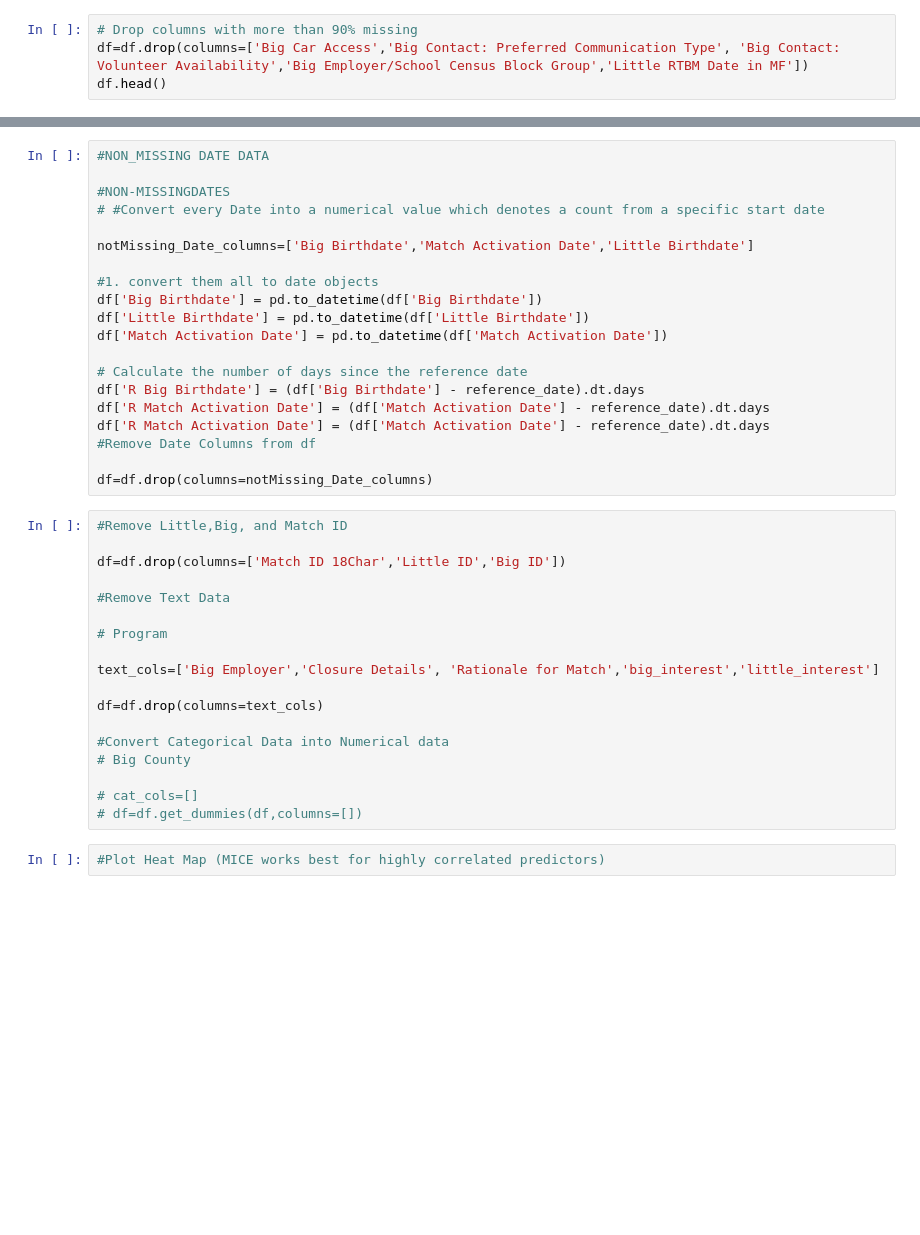
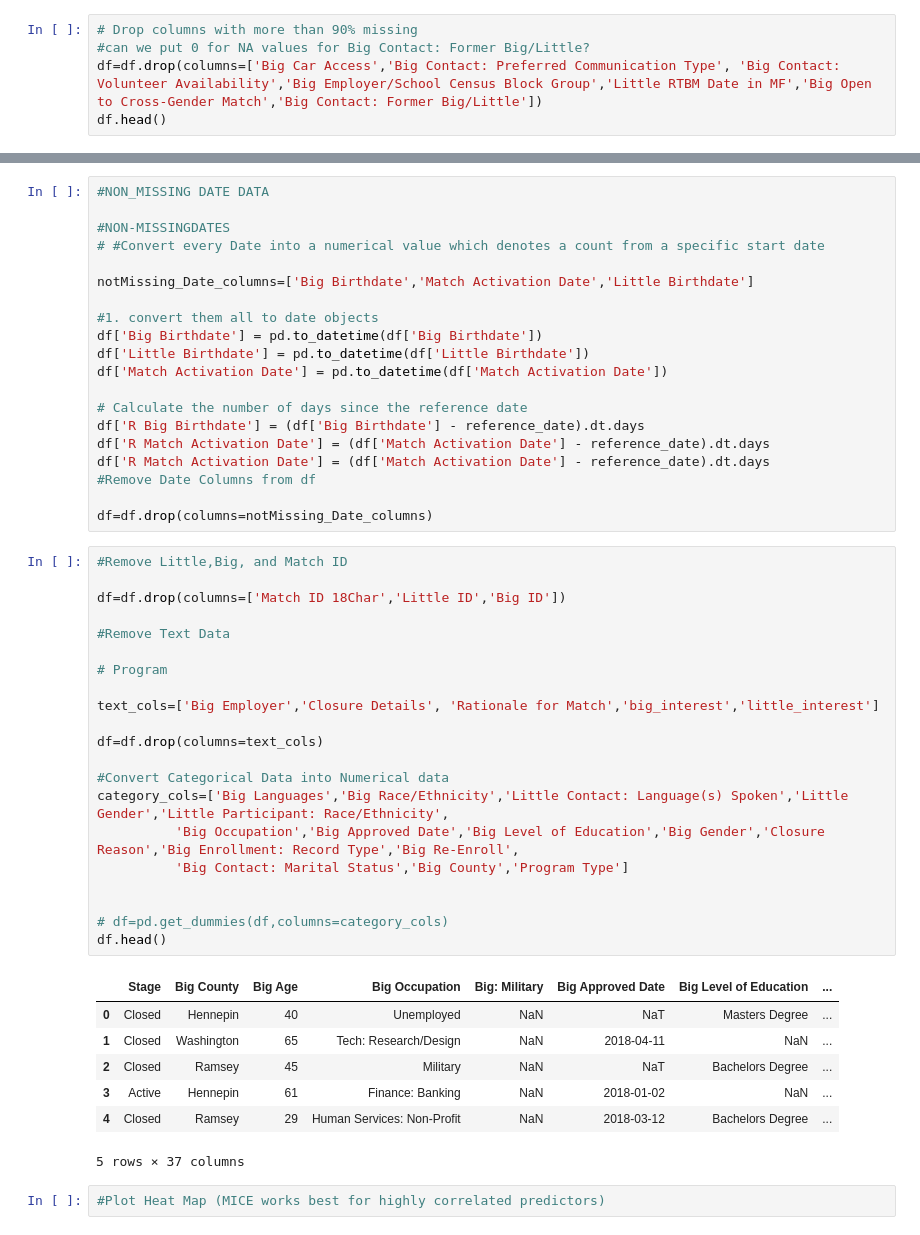
Before and after one commit to hypnos-coder/MinneMUDAC2025PC, a Jupyter notebook: notebook/hajar/data_imputation.ipynb, the cells around one changed output, grey strips where cells are left out. Cells and saved outputs as stored; diff of their text form; blank space fills up the shorter version.

```diff
--- a/notebook/hajar/data_imputation.ipynb
+++ b/notebook/hajar/data_imputation.ipynb
@@ -361,7 +361,8 @@ print((df['little_interest'] == 'Not Specified').sum()* 100 / len(df))
 88.61068702290076
 # %%
 # Drop columns with more than 90% missing
-df=df.drop(columns=['Big Car Access','Big Contact: Preferred Communication Type', 'Big Contact: Volunteer Availability','Big Employer/School Census Block Group','Little RTBM Date in MF'])
+#can we put 0 for NA values for Big Contact: Former Big/Little?
+df=df.drop(columns=['Big Car Access','Big Contact: Preferred Communication Type', 'Big Contact: Volunteer Availability','Big Employer/School Census Block Group','Little RTBM Date in MF','Big Open to Cross-Gender Match','Big Contact: Former Big/Little'])
 df.head()
 # %% [output]
 |  | Match ID 18Char | Stage | Little ID | Big ID | Big County | Big Age | Big Occupation | Big: Military | ... |
@@ -486,21 +487,32 @@ df=df.drop(columns=notMissing_Date_columns)
 # %%
 #Remove Little,Big, and Match ID
 
 df=df.drop(columns=['Match ID 18Char','Little ID','Big ID'])
 
 #Remove Text Data
 
 # Program
 
 text_cols=['Big Employer','Closure Details', 'Rationale for Match','big_interest','little_interest']
 
 df=df.drop(columns=text_cols)
 
 #Convert Categorical Data into Numerical data
-# Big County
+category_cols=['Big Languages','Big Race/Ethnicity','Little Contact: Language(s) Spoken','Little Gender','Little Participant: Race/Ethnicity',
+          'Big Occupation','Big Approved Date','Big Level of Education','Big Gender','Closure Reason','Big Enrollment: Record Type','Big Re-Enroll',
+          'Big Contact: Marital Status','Big County','Program Type']
 
-# cat_cols=[]
-# df=df.get_dummies(df,columns=[])
+
+# df=pd.get_dummies(df,columns=category_cols)
+df.head()
+# %% [output]
+|  | Stage | Big County | Big Age | Big Occupation | Big: Military | Big Approved Date | Big Level of Education | ... |
+| 0 | Closed | Hennepin | 40 | Unemployed | NaN | NaT | Masters Degree | ... |
+| 1 | Closed | Washington | 65 | Tech: Research/Design | NaN | 2018-04-11 | NaN | ... |
+| 2 | Closed | Ramsey | 45 | Military | NaN | NaT | Bachelors Degree | ... |
+| 3 | Active | Hennepin | 61 | Finance: Banking | NaN | 2018-01-02 | NaN | ... |
+| 4 | Closed | Ramsey | 29 | Human Services: Non-Profit | NaN | 2018-03-12 | Bachelors Degree | ... |
+5 rows × 37 columns
 # %%
 #Plot Heat Map (MICE works best for highly correlated predictors)
 # %%
```
Also changed, not shown: parts of 1 cell of this notebook.
